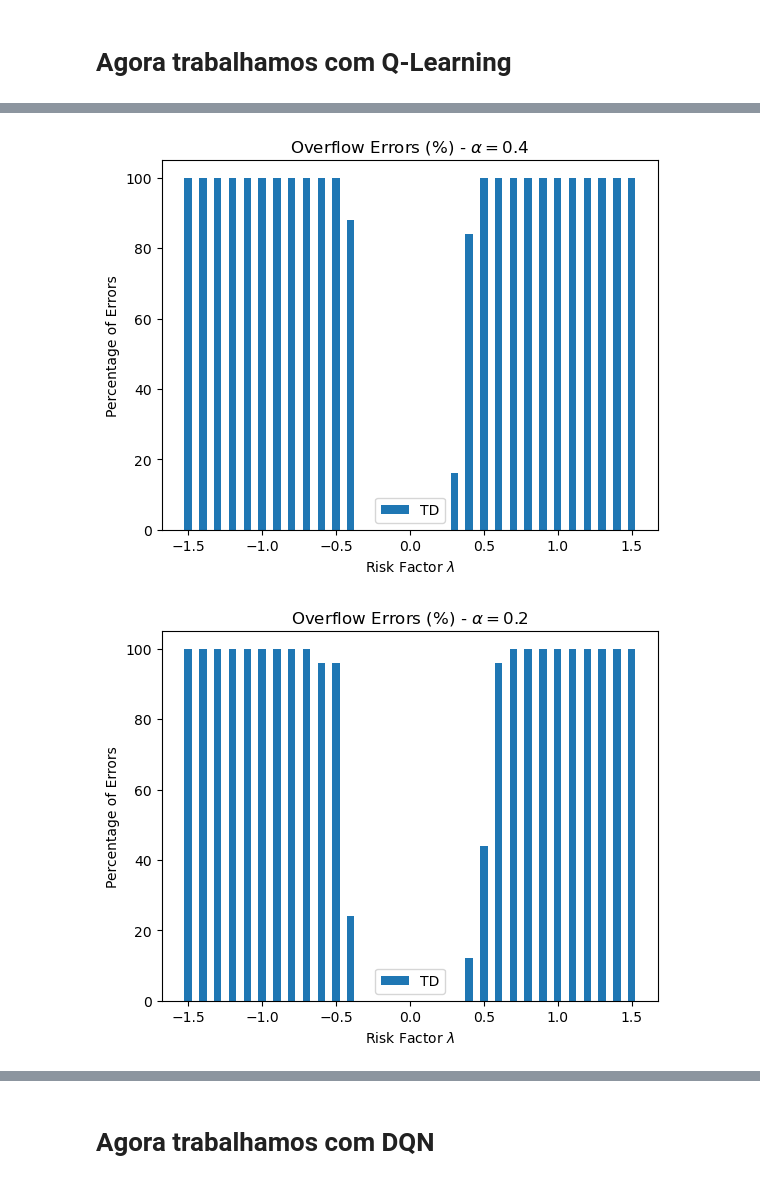
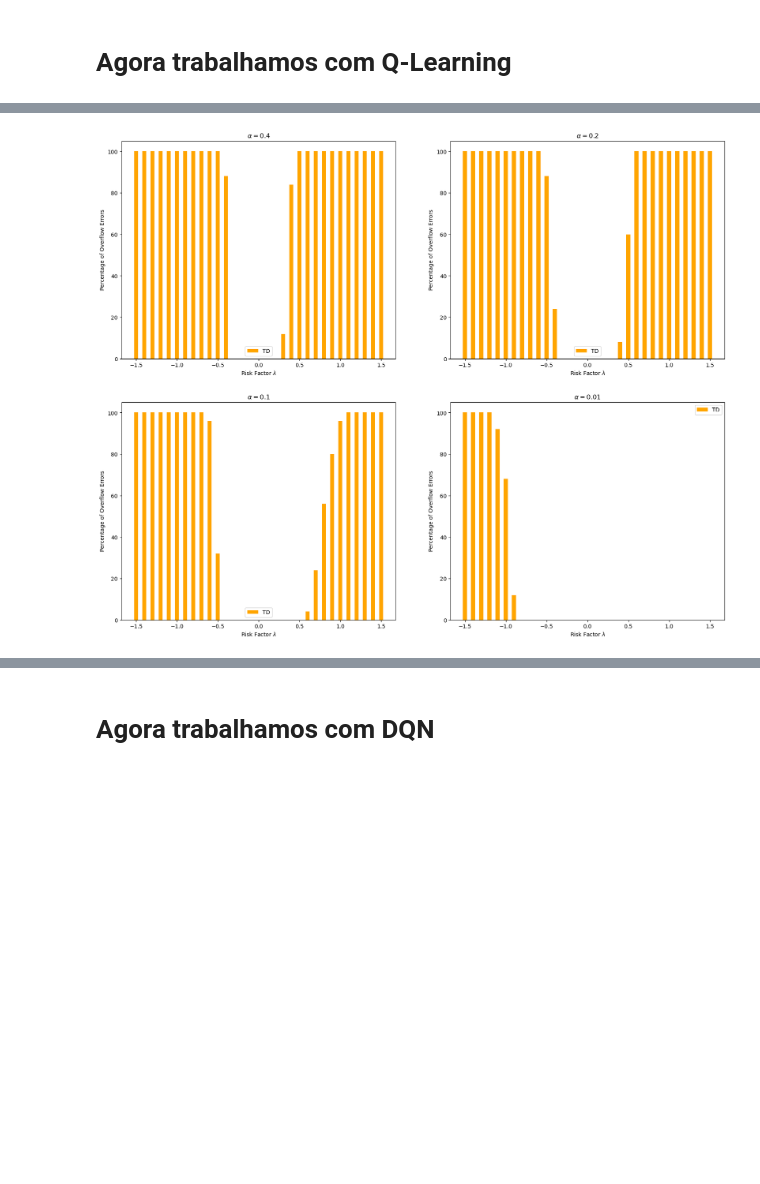
Before and after one commit to dulpneto/RiverCrossing-DQN, a Jupyter notebook: notebooks/Artigo.ipynb, the cells around one changed output, grey strips where cells are left out. Cells and saved outputs as stored; diff of their text form; code cells hidden in the pictures; blank space fills up the shorter version.

```diff
--- a/notebooks/Artigo.ipynb
+++ b/notebooks/Artigo.ipynb
@@ -302,55 +446,53 @@ plot_vi(result_ql_u_mean, r'|$u$|', r'|$u$|', plot='all', scale='log')
 # %%
 samples = result_ql_vso.groupby(['lamb','type','step']).count().max()
 
-def plot_errors(df, alpha):
+def plot_errors(source, alphas):
 
-    result_ql_errors_count = df.groupby(['lamb','type']).count().reset_index()
+    fig = plt.figure(figsize=(20, 16))
+    columns = 2
+    rows = 2
+
+    i = 0
 
 
-    result_ql_errors_count['value'] = result_ql_errors_count['value']*100/samples.get(0)
+    for alpha in alphas:
+        df = pd.read_csv('../logs/ql2/result_alpha_{}_error.log'.format(alpha),
+                    sep='\t',
+                    names=["lamb", "type", "step", "value"])
+
+        i+=1
+
+        fig.add_subplot(rows, columns, i)
+
+        result_ql_errors_count = df.groupby(['lamb','type']).count().reset_index()
+
+
+        result_ql_errors_count['value'] = result_ql_errors_count['value']*100/samples.get(0)
 
 
 
-    for t in result_ql_errors_count['type'].unique():
-        d = result_ql_errors_count[result_ql_errors_count['type']==t]
+        for t in result_ql_errors_count['type'].unique():
+            d = result_ql_errors_count[result_ql_errors_count['type']==t]
 
-        lambs = result_ql_vso['lamb'].unique()
-        values = []
-        for l in lambs:
-            v = d[d['lamb'] == l]['value'].reset_index()
-            v = v['value'].get(0)
-            if v is None:
-                values.append(0)
-            else:
-                values.append(v)
+            lambs = result_ql_vso['lamb'].unique()
+            values = []
+            for l in lambs:
+                v = d[d['lamb'] == l]['value'].reset_index()
+                v = v['value'].get(0)
+                if v is None:
+                    values.append(0)
+                else:
+                    values.append(v)
 
-        plt.bar(lambs, values, width = 0.05, label=t)
+            plt.bar(lambs, values, width = 0.05, label=t, color='orange')
 
-    plt.title(r'Overflow Errors (%) - $\alpha={}$'.format(alpha))
-    plt.ylabel('Percentage of Errors')
-    plt.xlabel(r'Risk Factor $\lambda$')
-    plt.legend()
+        plt.title(r'$\alpha={}$'.format(alpha))
+        plt.ylabel('Percentage of Overflow Errors')
+        plt.xlabel(r'Risk Factor $\lambda$')
+        plt.legend()
     plt.show()
 
-result_ql_errors = pd.read_csv('../logs/ql2/result_alpha_0.4_error.log',
-                    sep='\t',
-                    names=["lamb", "type", "step", "value"])
-plot_errors(result_ql_errors, 0.4)
-
-result_ql_errors = pd.read_csv('../logs/ql2/result_alpha_0.2_error.log',
-                    sep='\t',
-                    names=["lamb", "type", "step", "value"])
-plot_errors(result_ql_errors, 0.2)
-
-result_ql_errors = pd.read_csv('../logs/ql2/result_alpha_0.1_error.log',
-                    sep='\t',
-                    names=["lamb", "type", "step", "value"])
-plot_errors(result_ql_errors, 0.1)
-
-result_ql_errors = pd.read_csv('../logs/ql2/result_alpha_0.01_error.log',
-                    sep='\t',
-                    names=["lamb", "type", "step", "value"])
-plot_errors(result_ql_errors, 0.01)
+source_error_path = '../logs/ql2/result_alpha_{}_error.log'
+plot_errors(source_error_path, [0.4, 0.2, 0.1, 0.01])
 # %% [output]
-[figure, old version]
+[figure, new version]
-[figure, removed]
```
Also changed, not shown: parts of 15 cells of this notebook, 2 other files.
